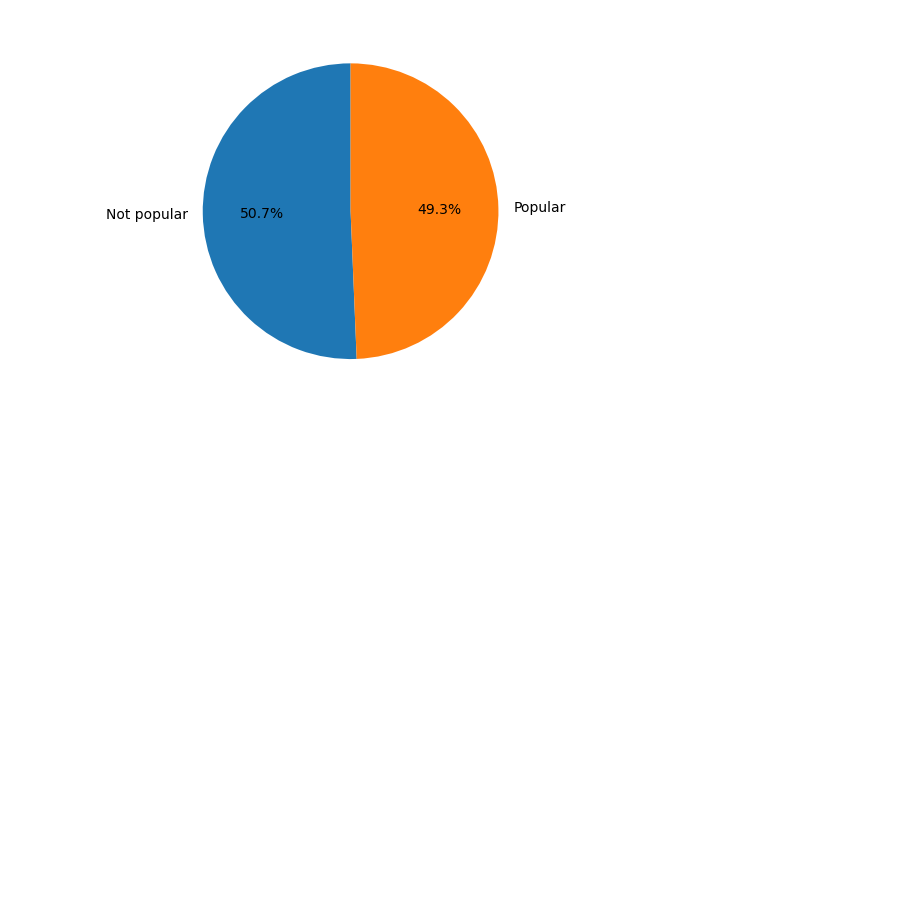
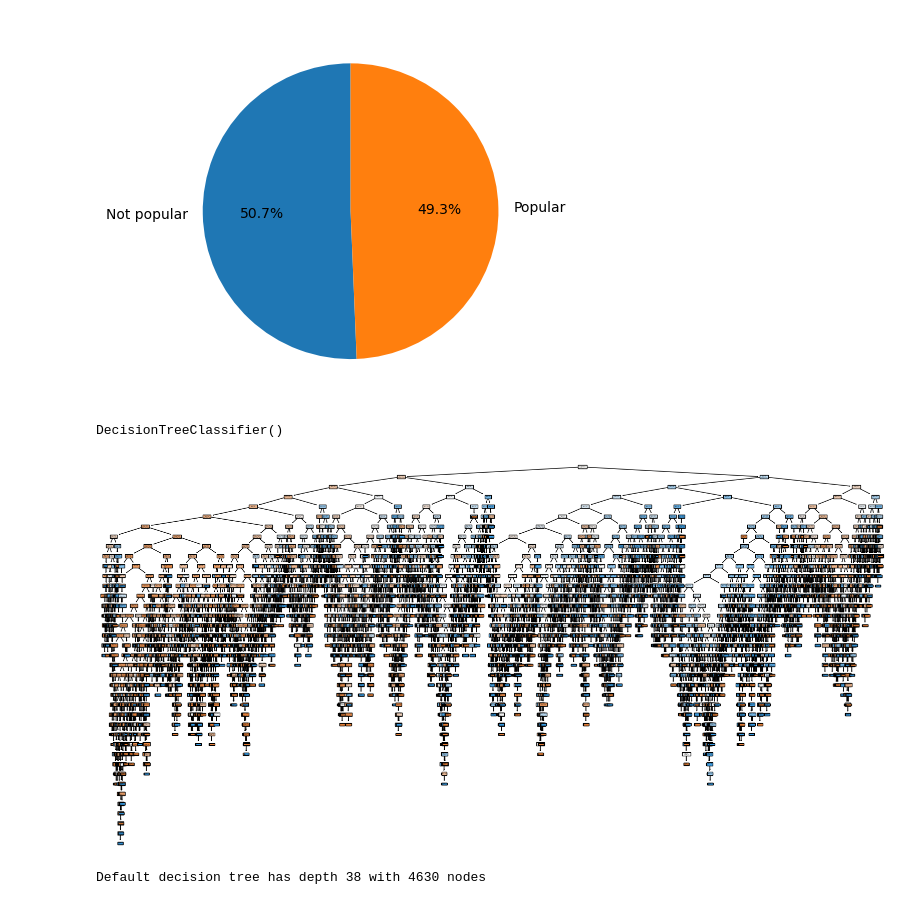
Before and after one commit to MATF-istrazivanje-podataka-1/2023_Data_Mining_Online_news_Dataset, a Jupyter notebook: classification/classification_tree.ipynb, the cells around one changed output. Drawn from its saved outputs; the diff is of its cells as text; code cells hidden in the pictures; blank space fills up the shorter version.

Commit message:
add classification tree

```diff
--- a/classification/classification_tree.ipynb
+++ b/classification/classification_tree.ipynb
@@ -88,0 +90,15 @@ X_train, X_test, Y_train, Y_test = train_test_split(X, Y, test_size = 0.3, rando
+# %%
+dt = DecisionTreeClassifier()
+dt.fit(X_train, Y_train)
+# %% [output]
+DecisionTreeClassifier()
+# %%
+plt.figure(figsize=(20,10))
+plot_tree(dt, filled=True)
+plt.show()
+# %% [output]
+[figure, added]
+# %%
+print(f"Default decision tree has depth {dt.get_depth()} with {dt.get_n_leaves()} nodes")
+# %% [output]
+Default decision tree has depth 38 with 4630 nodes
```
Also changed, not shown: parts of 5 cells of this notebook.
